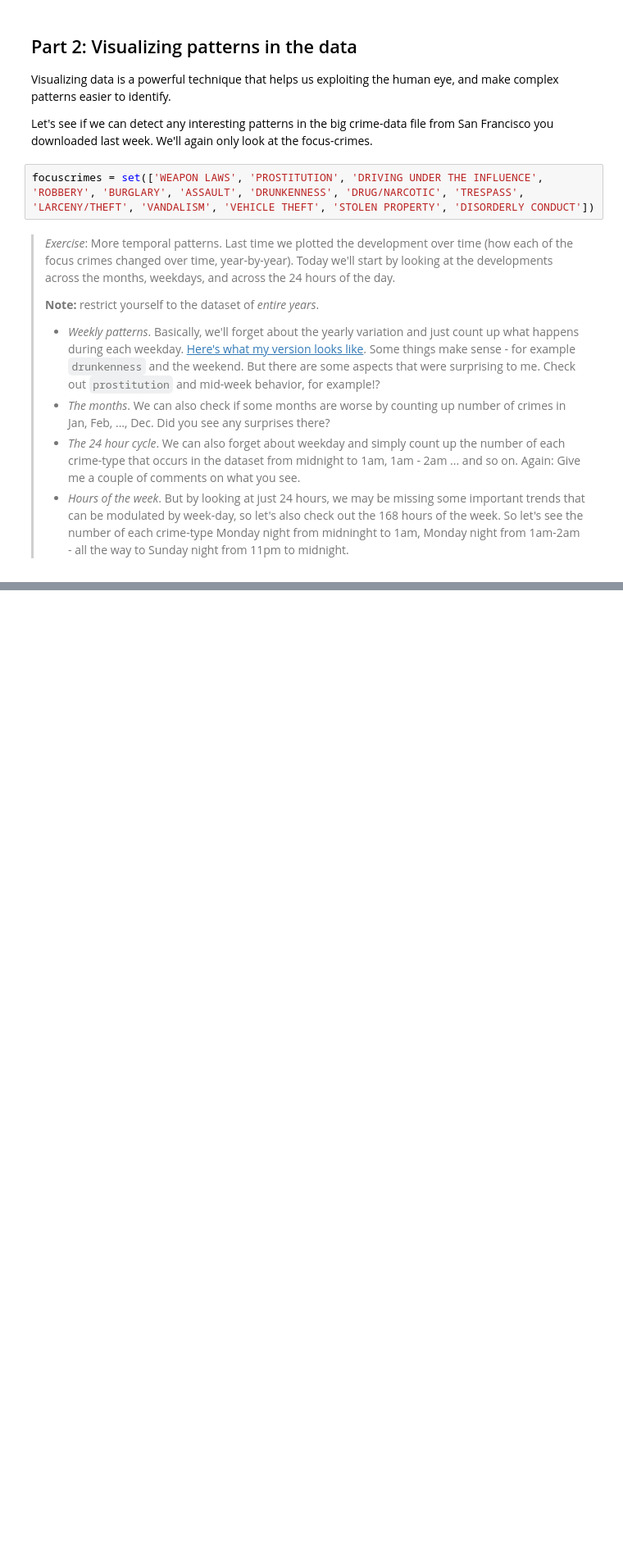
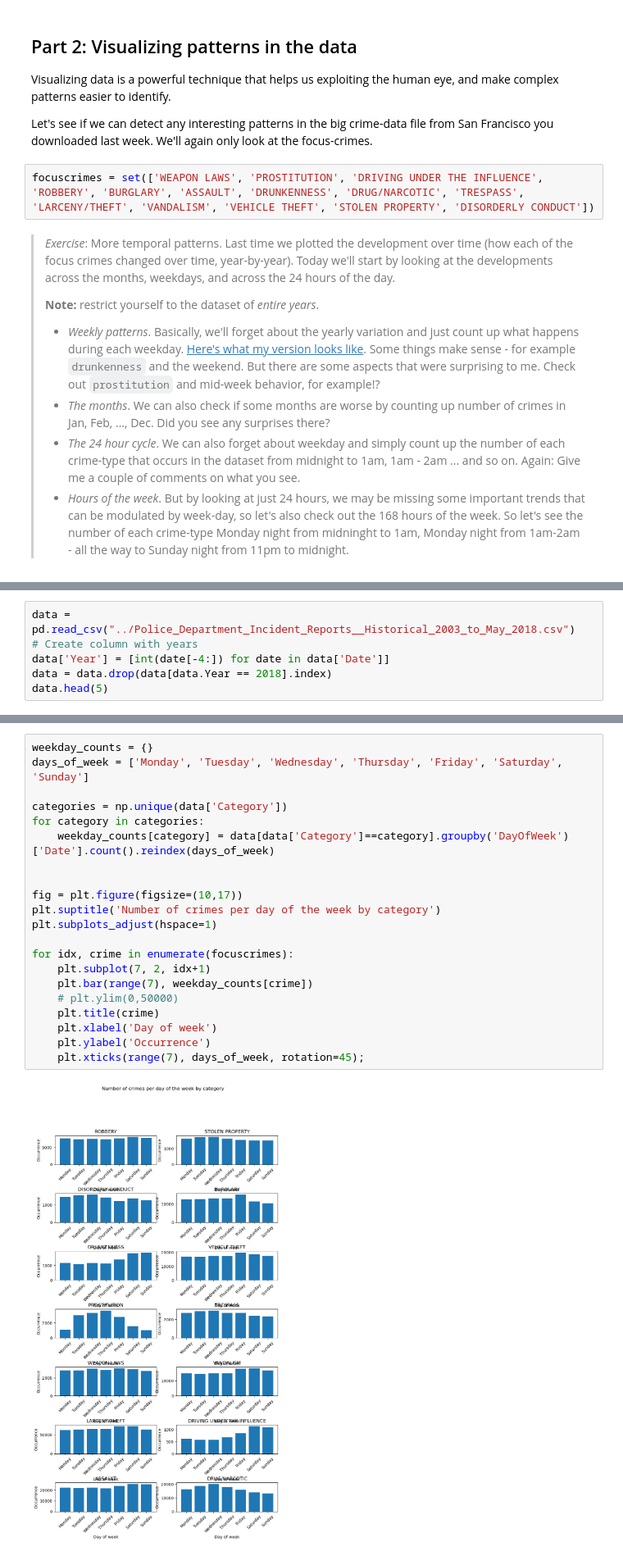
Before and after one commit to suneman/socialdata2023, a Jupyter notebook: lectures/Week2.ipynb, the cells around one changed output, grey strips where cells are left out. Shown at 82% size. Saved outputs shown, nothing was run; the diff lists cells and outputs as text; blank space fills up the shorter version.

```diff
--- a/lectures/Week2.ipynb
+++ b/lectures/Week2.ipynb
@@ -68,0 +128,6 @@ focuscrimes = set(['WEAPON LAWS', 'PROSTITUTION', 'DRIVING UNDER THE INFLUENCE',
+# %%
+data = pd.read_csv("../Police_Department_Incident_Reports__Historical_2003_to_May_2018.csv")
+# Create column with years
+data['Year'] = [int(date[-4:]) for date in data['Date']]
+data = data.drop(data[data.Year == 2018].index)
+data.head(5)
@@ -68,0 +142,23 @@ focuscrimes = set(['WEAPON LAWS', 'PROSTITUTION', 'DRIVING UNDER THE INFLUENCE',
+# %%
+weekday_counts = {}
+days_of_week = ['Monday', 'Tuesday', 'Wednesday', 'Thursday', 'Friday', 'Saturday', 'Sunday']
+
+categories = np.unique(data['Category'])
+for category in categories:
+    weekday_counts[category] = data[data['Category']==category].groupby('DayOfWeek')['Date'].count().reindex(days_of_week)
+
+
+fig = plt.figure(figsize=(10,17))
+plt.suptitle('Number of crimes per day of the week by category')
+plt.subplots_adjust(hspace=1)
+
+for idx, crime in enumerate(focuscrimes):
+    plt.subplot(7, 2, idx+1)
+    plt.bar(range(7), weekday_counts[crime])
+    # plt.ylim(0,50000)
+    plt.title(crime)
+    plt.xlabel('Day of week')
+    plt.ylabel('Occurrence')
+    plt.xticks(range(7), days_of_week, rotation=45);
+# %% [output]
+[figure, added]
```
Also changed, not shown: parts of 12 cells of this notebook, 1 other file.
